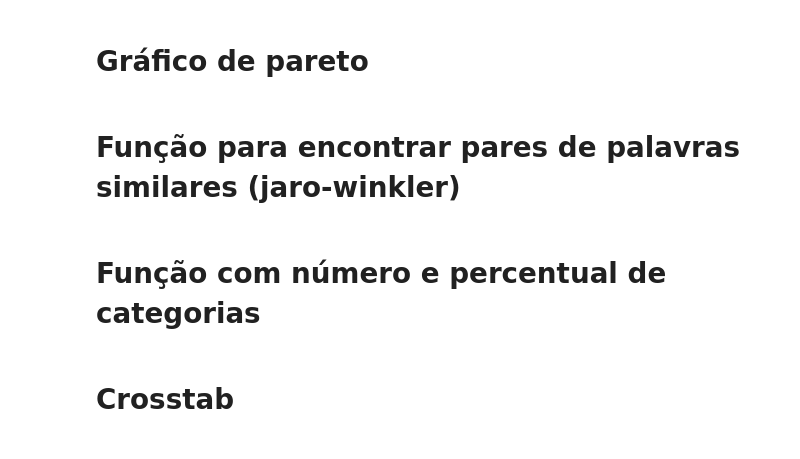
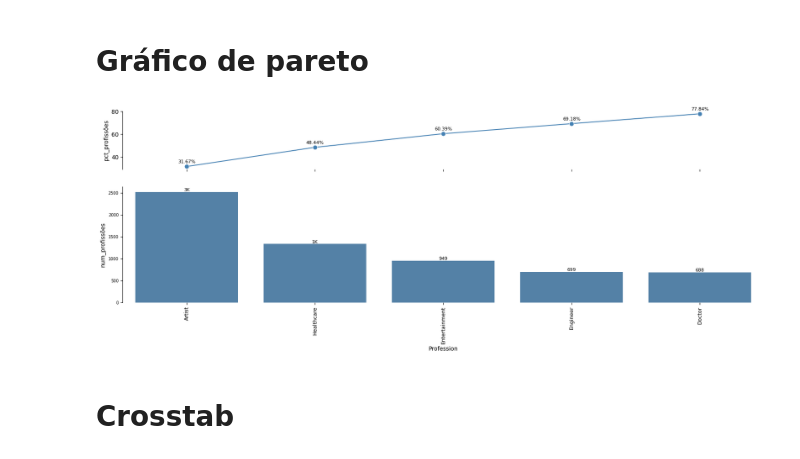
Before and after one commit to leticiafaria7/tools-functions, a Jupyter notebook: python/graficos_python.ipynb, the cells around one changed output. Saved outputs shown, nothing was run; the diff lists cells and outputs as text; code cells hidden in the pictures.

```diff
--- a/python/graficos_python.ipynb
+++ b/python/graficos_python.ipynb
@@ -107,18 +169,18 @@ plt.show()
 # %% [markdown]
 # Gráfico de pareto
 # %%
-def pareto(column, agg_col='hash_atendimento', agg_op='nunique', ylabel='atendimentos', n=10, padding=3, size=(20,6)):
-    tmp = df.groupby(by=column).agg({agg_col: agg_op}).sort_values(by=agg_col,ascending=False)
-    tmp['pct'] = (tmp[agg_col]/tmp[agg_col].sum()).cumsum() * 100
+def pareto(df, column, agg_col = 'hash_atendimento', agg_op = 'nunique', ylabel = 'atendimentos', n = 10, padding = 3, size = (20,6)):
+    tmp = df[column].value_counts().reset_index()#.sort_values(by = agg_col, ascending=False)
+    tmp['pct'] = (tmp['count']/tmp['count'].sum()).cumsum() * 100
 
-    fig, ax = plt.subplots(2, figsize=size, height_ratios=[1, 2], sharex=True)
+    fig, ax = plt.subplots(2, figsize=size, height_ratios = [1, 2], sharex=True)
 
-    sns.lineplot(x=tmp.head(n).index.astype(str), y=(tmp['pct']).head(n), marker='o', ax=ax[0], markersize=8, color = 'steelblue')
+    sns.lineplot(x = tmp.head(n)[column].astype(str), y=(tmp['pct']).head(n), marker='o', ax=ax[0], markersize=8, color = 'steelblue')
     for idx, pct in (tmp['pct'].head(n)).items():
-        ax[0].text(str(idx), pct+padding, f'{pct:.2f}%', ha='center', size = 8)
+        ax[0].text(idx, pct+padding, f'{pct:.2f}%', ha='center', size = 8)
     ax[0].set_ylabel(f'pct_{ylabel}')
 
-    sns.barplot(x=tmp.head(n).index.astype(str), y=tmp[agg_col].head(n), ax=ax[1],
+    sns.barplot(x=tmp.head(n)[column].astype(str), y=tmp['count'].head(n), ax=ax[1],
             color = 'steelblue')
     ax[1].bar_label(ax[1].containers[0], fmt=formata_valores, size = 8)
     ax[1].set_ylabel(f'num_{ylabel}')
@@ -128,5 +190,3 @@ def pareto(column, agg_col='hash_atendimento', agg_op='nunique', ylabel='atendim
     plt.yticks(fontsize = 7)
     sns.despine(bottom=True)
     plt.show()
-# %% [markdown]
-# Função para encontrar pares de palavras similares (jaro-winkler)
@@ -164,2 +192,0 @@ with pd.option_context('display.max_rows', None):
-# %% [markdown]
-# Função com número e percentual de categorias
@@ -173,3 +193,7 @@ def cont_perc_categorias(df_, coluna = 'atend_b2b2c'):
+# %%
+pareto(df = data, column = 'Profession', ylabel = 'profissões', n = 5)
+# %% [output]
+[figure, added]
 # %% [markdown]
 # Crosstab
 # %%
```
Also changed, not shown: parts of 16 cells of this notebook, 2 other files.
